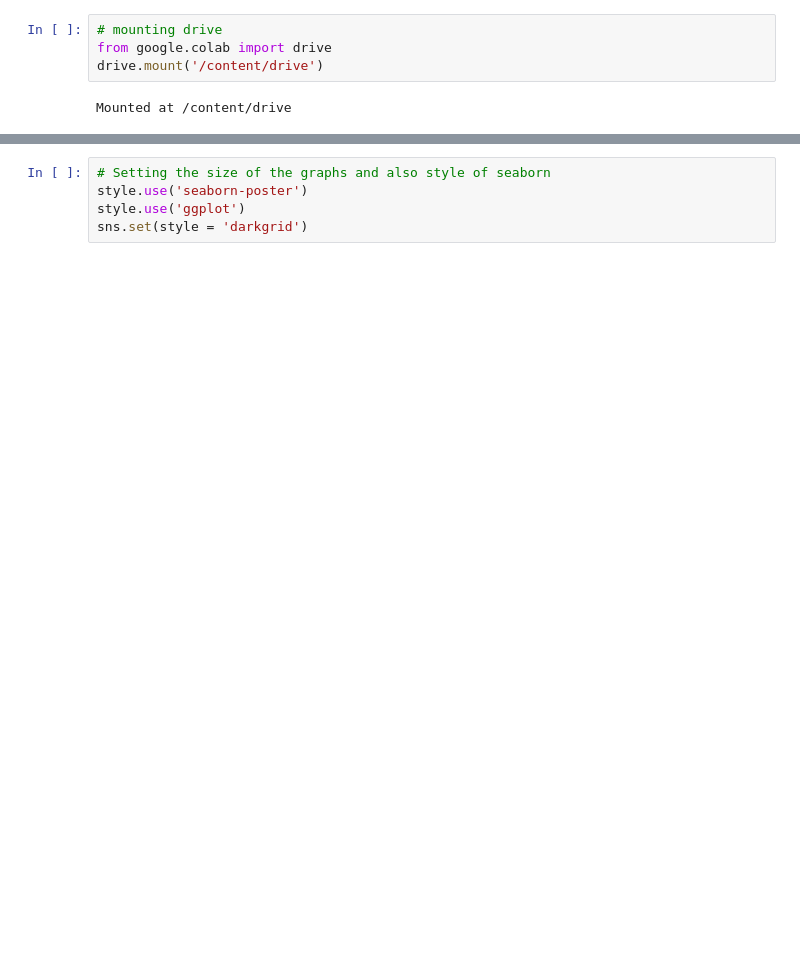
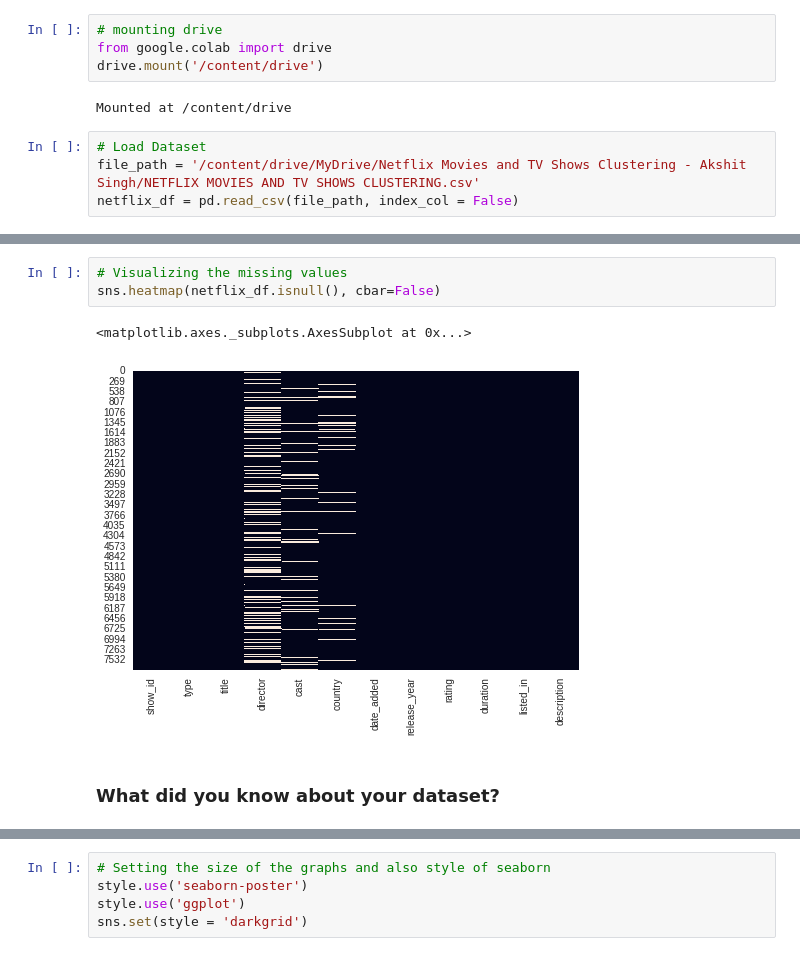
Before and after one commit to codeboy47/Netflix-movies-and-tv-shows-clustering, a Jupyter notebook: Individual_Notebook.ipynb, the cells around one changed output, grey strips where cells are left out. Drawn from its saved outputs; the diff is of its cells as text; blank space fills up the shorter version.

Commit message:
added few chart changes

```diff
--- a/Individual_Notebook.ipynb
+++ b/Individual_Notebook.ipynb
@@ -81,3 +107,7 @@ from google.colab import drive
 drive.mount('/content/drive')
 # %% [output]
 Mounted at /content/drive
+# %%
+# Load Dataset
+file_path = '/content/drive/MyDrive/Netflix Movies and TV Shows Clustering - Akshit Singh/NETFLIX MOVIES AND TV SHOWS CLUSTERING.csv'
+netflix_df = pd.read_csv(file_path, index_col = False)
@@ -83,0 +186,8 @@ Mounted at /content/drive
+# %%
+# Visualizing the missing values
+sns.heatmap(netflix_df.isnull(), cbar=False)
+# %% [output]
+<matplotlib.axes._subplots.AxesSubplot at 0x...>
+[figure, added]
+# %% [markdown]
+### What did you know about your dataset?
```
Also changed, not shown: parts of 144 cells of this notebook.
